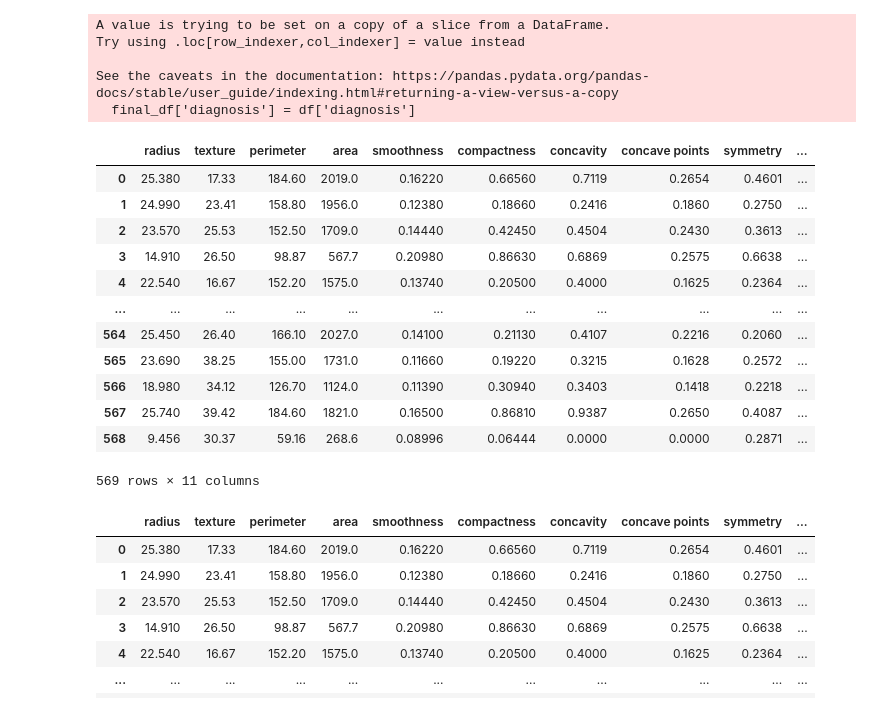
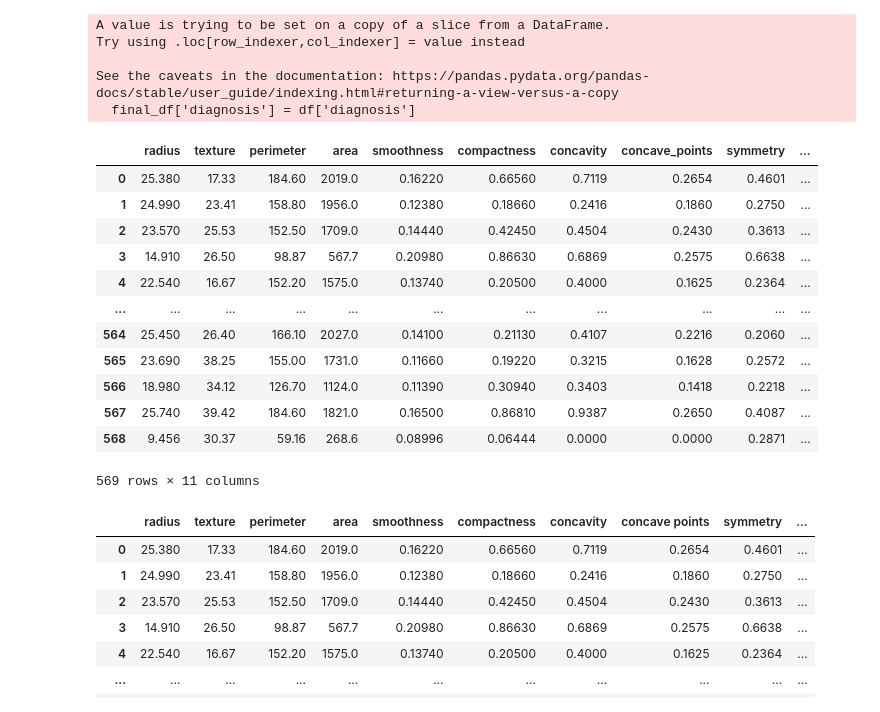
Before and after one commit to JoeyForgetabbait/Breast-Cancer-Tumor-Characterization-Predict-Tool, a Jupyter notebook: Training_Model_Codes/SVM_Model_Optimized.ipynb, the cells around one changed output. Drawn from its saved outputs; the diff is of its cells as text; code cells hidden in the pictures.

Commit message:
Corrected column name to concave_points

```diff
--- a/Training_Model_Codes/SVM_Model_Optimized.ipynb
+++ b/Training_Model_Codes/SVM_Model_Optimized.ipynb
@@ -10,20 +10,21 @@ from sklearn.preprocessing import StandardScaler
 # %%
 df = pd.read_csv("../Resources/data.csv")
 
 keyword = 'worst'
 columns_to_keep = [col for col in df.columns if keyword in col]
 
 final_df = df[columns_to_keep]
 final_df['diagnosis'] = df['diagnosis']
 final_df = final_df.rename(columns=lambda x: x.replace('_worst', ''))
+final_df = final_df.rename(columns={'concave points': 'concave_points'})
 final_df
 # %% [output]
 A value is trying to be set on a copy of a slice from a DataFrame.
 Try using .loc[row_indexer,col_indexer] = value instead
 
 See the caveats in the documentation: https://pandas.pydata.org/pandas-docs/stable/user_guide/indexing.html#returning-a-view-versus-a-copy
   final_df['diagnosis'] = df['diagnosis']
-|  | radius | texture | perimeter | area | smoothness | compactness | concavity | concave points | symmetry | ... |
+|  | radius | texture | perimeter | area | smoothness | compactness | concavity | concave_points | symmetry | ... |
 | 0 | 25.380 | 17.33 | 184.60 | 2019.0 | 0.16220 | 0.66560 | 0.7119 | 0.2654 | 0.4601 | ... |
 | 1 | 24.990 | 23.41 | 158.80 | 1956.0 | 0.12380 | 0.18660 | 0.2416 | 0.1860 | 0.2750 | ... |
 | 2 | 23.570 | 25.53 | 152.50 | 1709.0 | 0.14440 | 0.42450 | 0.4504 | 0.2430 | 0.3613 | ... |
```
